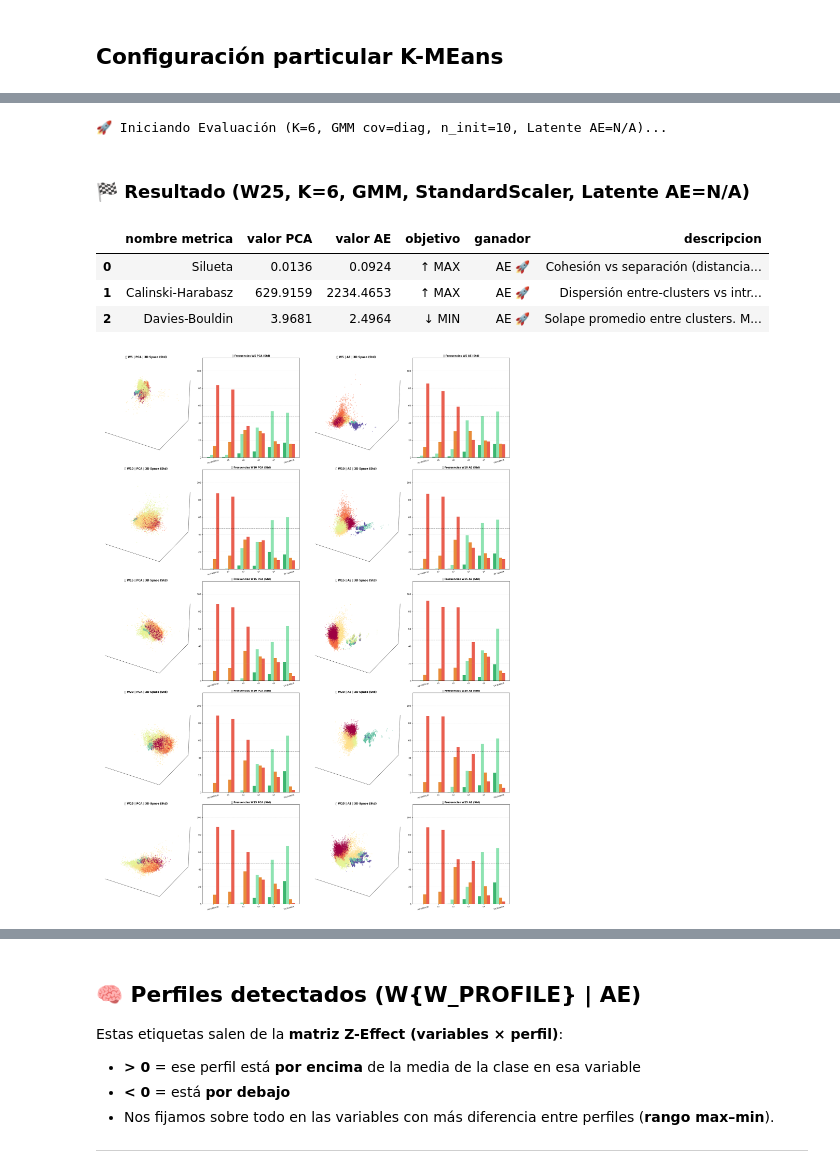
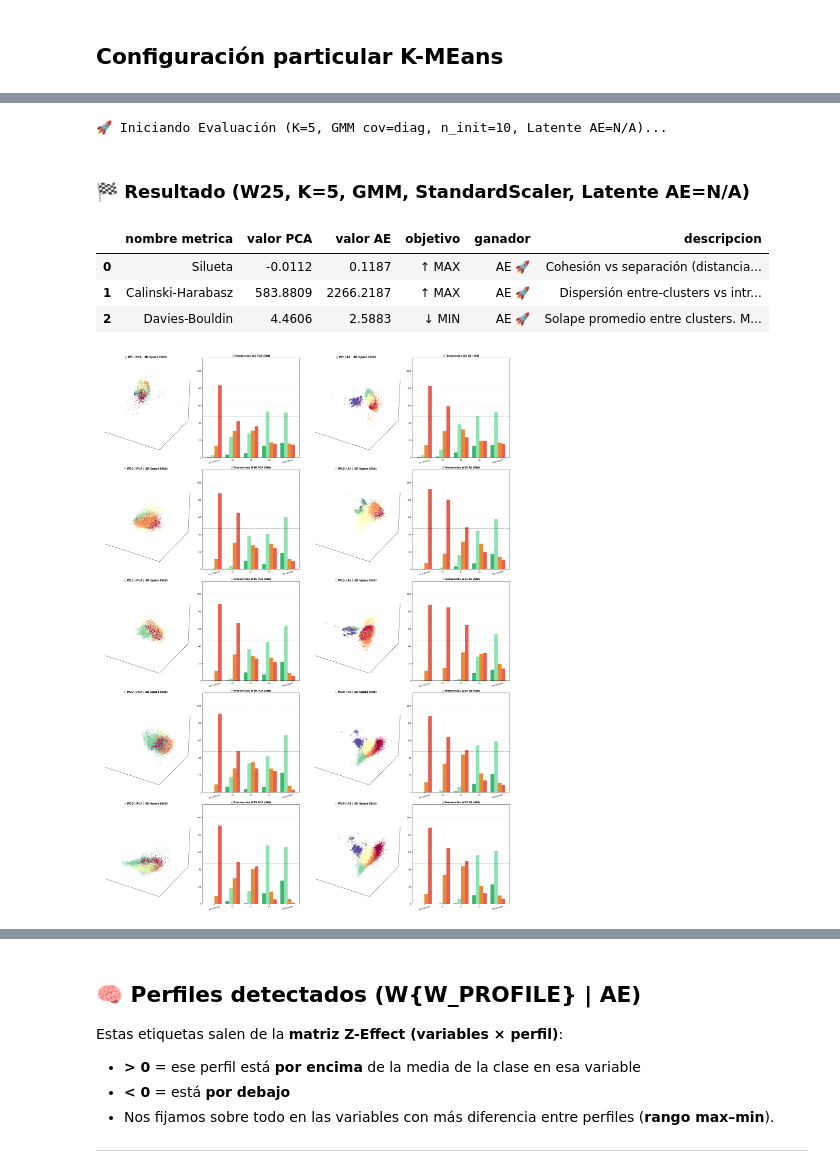
Before and after one commit to MichaeLaudrup/Artificial_Intelligence_Msc, a Jupyter notebook: TFM_education_ai_analytics/notebooks/IV__clustering_exploration.ipynb, the cells around one changed output, grey strips where cells are left out. Saved outputs shown, nothing was run; the diff lists cells and outputs as text; code cells hidden in the pictures.

```diff
--- a/TFM_education_ai_analytics/notebooks/IV__clustering_exploration.ipynb
+++ b/TFM_education_ai_analytics/notebooks/IV__clustering_exploration.ipynb
@@ -165,14 +165,14 @@ def compute_elbow_metrics(X: np.ndarray, k_range, *, max_points_metrics: int, se
 
 EVAL_CONFIGS = [
     ("pca", "standard"),
-    ("ae", "standard"),
+    ("ae", "l2"),
 ]
 
 for etype, scale_mode in EVAL_CONFIGS:
     display(Markdown(f"### 📉 Análisis de Consistencia: **{etype.upper()}**"))
     fig, (ax1, ax2) = plt.subplots(1, 2, figsize=(16, 4), constrained_layout=True)
 
-    for W in WS_TO_PLOT:
+    for W in [10, 15]:
         path = ROOT / SPLIT / f"upto_w{W:02d}" / f"{etype}_latent.csv"
         df = safe_read_csv(path)
         if df.empty: continue
@@ -383,7 +377,7 @@ from sklearn.preprocessing import StandardScaler
 # -------- Config rápida --------
 
 GMM_K_RANGE = range(2, 10)          # n_components a probar
-GMM_COV_TYPE = "full"              # "full", "diag", "tied", "spherical"
+GMM_COV_TYPE = "diag"              # "full", "diag", "tied", "spherical"
 GMM_REG_COVAR = 1e-6               # estabiliza covarianza
 GMM_MAX_ITER = 300
 GMM_N_INIT = 6
@@ -533,7 +555,7 @@ warnings.filterwarnings("ignore")
 # ---------------------------
 
 # --- Parámetros de esta ejecución ---
-K = 6           # reutilizamos tu K fijo (o cámbialo a mano)
+K = 5          # reutilizamos tu K fijo (o cámbialo a mano)
 EMB_TYPES = ["pca", "ae"]
 
 # Parámetros GMM
@@ -746,39 +768,39 @@ for i, W in enumerate(WS_TO_PLOT):
         Z3 = PCA(n_components=3, random_state=SEED).fit_transform(X_std)
 
         ax_3d.scatter(
             Z3[:, 0], Z3[:, 1], Z3[:, 2],
             c=cl_ord, s=4, cmap="Spectral_r", alpha=0.4
         )
         ax_3d.set_title(f"🚀 W{W} | {emb_t.upper()} | 3D Space (Std)", fontsize=12, fontweight="bold")
         ax_3d.set_xticks([]); ax_3d.set_yticks([]); ax_3d.set_zticks([])
         ax_3d.xaxis.set_pane_color((1.0, 1.0, 1.0, 0.0))
         ax_3d.yaxis.set_pane_color((1.0, 1.0, 1.0, 0.0))
         ax_3d.zaxis.set_pane_color((1.0, 1.0, 1.0, 0.0))
 
         # --- barras por outcome
         ax_bar = fig.add_subplot(len(WS_TO_PLOT), 4, i * 4 + j * 2 + 2)
         plot_df = pd.DataFrame({
             "cluster": cl_ord,
             "final_result": df_target.loc[idx, "final_result"].values
         })
         plot_educational_breakdown(
             ax_bar,
             plot_df,
             f"📊 Frecuencias W{W} {emb_t.upper()} (Std)",
             K=K,
             global_success_rate=global_success_rate
         )
 
 plt.tight_layout()
 plt.show()
 # %% [output]
-🚀 Iniciando Evaluación (K=6, GMM cov=diag, n_init=10, Latente AE=N/A)...
+🚀 Iniciando Evaluación (K=5, GMM cov=diag, n_init=10, Latente AE=N/A)...
-### 🏁 Resultado (W25, K=6, GMM, StandardScaler, Latente AE=N/A)
+### 🏁 Resultado (W25, K=5, GMM, StandardScaler, Latente AE=N/A)
 |  | nombre metrica | valor PCA | valor AE | objetivo | ganador | descripcion |
-| 0 | Silueta | 0.0136 | 0.0924 | ↑ MAX | AE 🚀 | Cohesión vs separación (distancia... |
-| 1 | Calinski-Harabasz | 629.9159 | 2234.4653 | ↑ MAX | AE 🚀 | Dispersión entre-clusters vs intr... |
-| 2 | Davies-Bouldin | 3.9681 | 2.4964 | ↓ MIN | AE 🚀 | Solape promedio entre clusters. M... |
+| 0 | Silueta | -0.0112 | 0.1187 | ↑ MAX | AE 🚀 | Cohesión vs separación (distancia... |
+| 1 | Calinski-Harabasz | 583.8809 | 2266.2187 | ↑ MAX | AE 🚀 | Dispersión entre-clusters vs intr... |
+| 2 | Davies-Bouldin | 4.4606 | 2.5883 | ↓ MIN | AE 🚀 | Solape promedio entre clusters. M... |
-[figure, old version]
+[figure, new version]
 # %%
 # ==========================================================
 # 🗺️ MATRIZ DE INFLUENCIA (Z-EFFECT): CARACTERIZACIÓN FINAL
```
Also changed, not shown: parts of 5 cells of this notebook, 45 other files.
